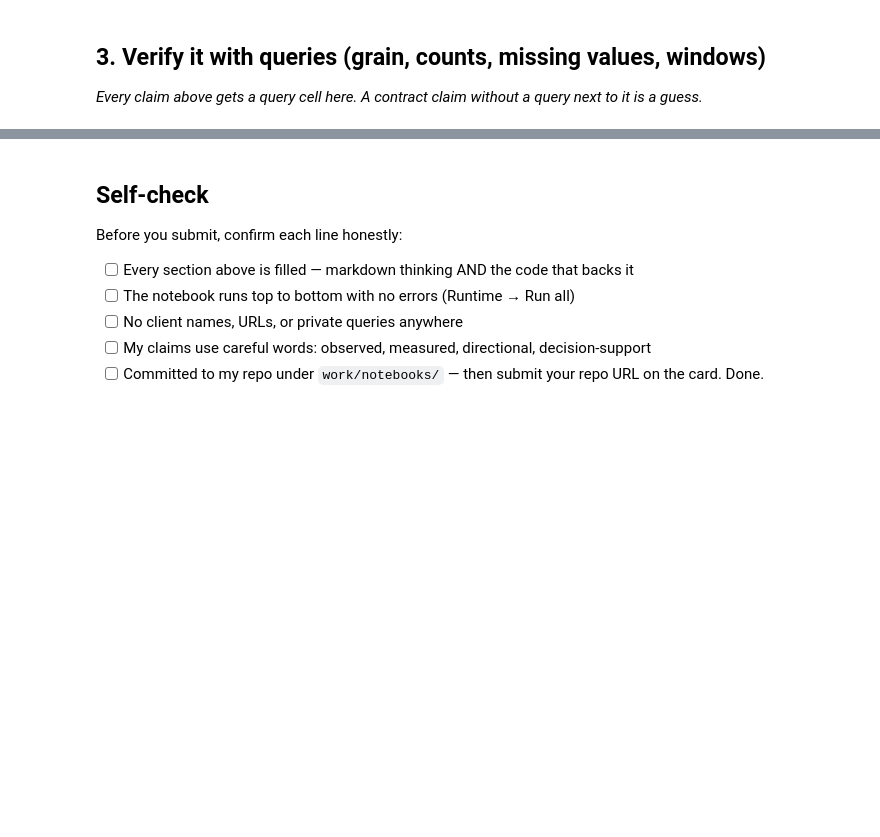
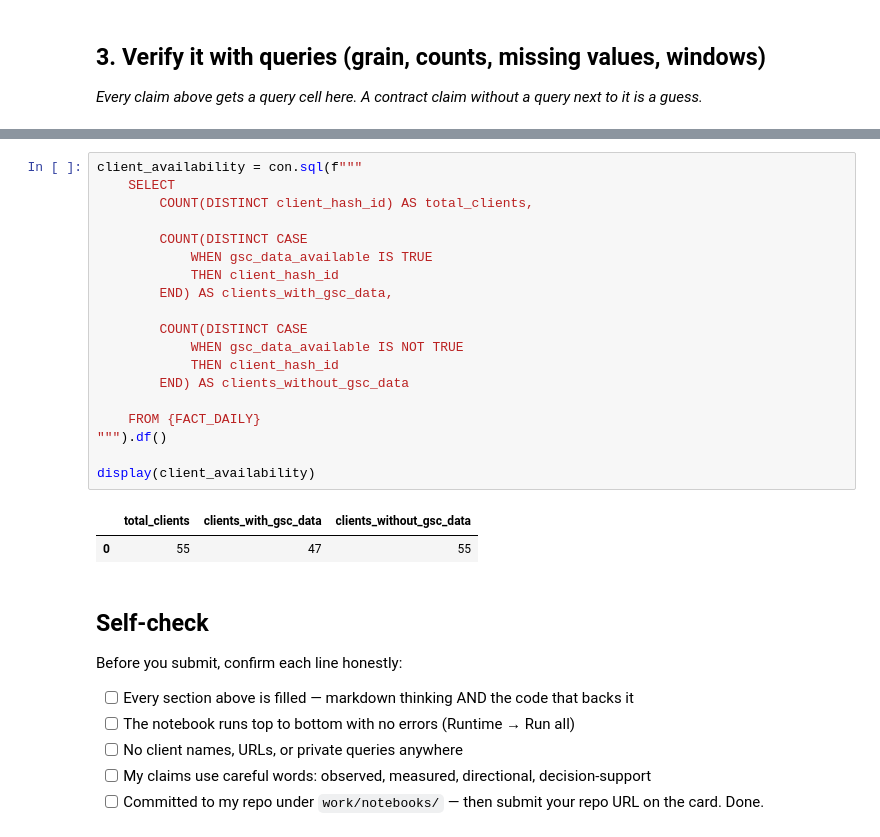
Before and after one commit to girishpatil935/ML_Internship, a Jupyter notebook: work/notebooks/w03_data_contract.ipynb, the cells around one changed output, grey strips where cells are left out. Cells and saved outputs as stored; diff of their text form; blank space fills up the shorter version.

```diff
--- a/work/notebooks/w03_data_contract.ipynb
+++ b/work/notebooks/w03_data_contract.ipynb
@@ -37,3 +174,25 @@ This skeleton is yours to fill. Work the sections **in order** — each one has
+# %%
+client_availability = con.sql(f"""
+    SELECT
+        COUNT(DISTINCT client_hash_id) AS total_clients,
+
+        COUNT(DISTINCT CASE
+            WHEN gsc_data_available IS TRUE
+            THEN client_hash_id
+        END) AS clients_with_gsc_data,
+
+        COUNT(DISTINCT CASE
+            WHEN gsc_data_available IS NOT TRUE
+            THEN client_hash_id
+        END) AS clients_without_gsc_data
+
+    FROM {FACT_DAILY}
+""").df()
+
+display(client_availability)
+# %% [output]
+|  | total_clients | clients_with_gsc_data | clients_without_gsc_data |
+| 0 | 55 | 47 | 55 |
 # %% [markdown]
 ## Self-check
 
```
Also changed, not shown: parts of 11 cells of this notebook.
